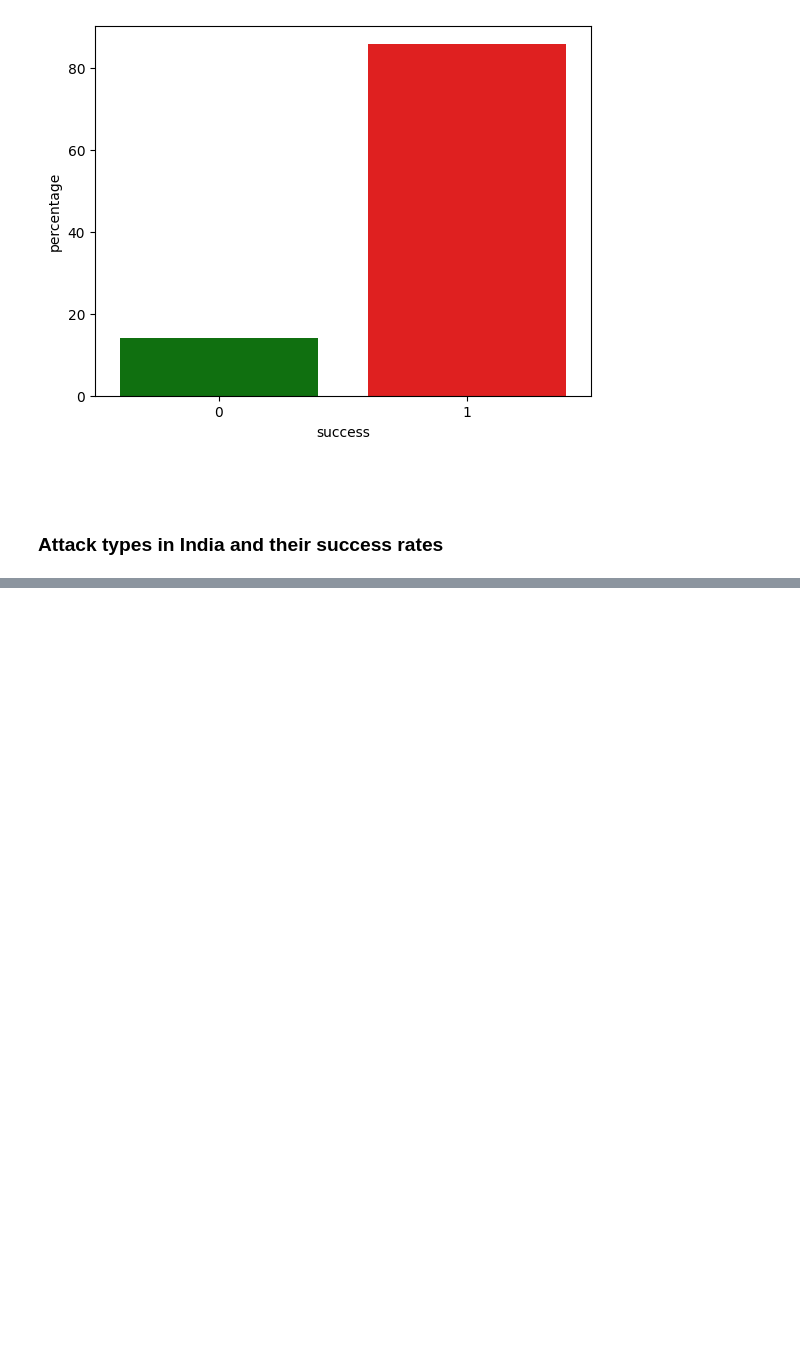
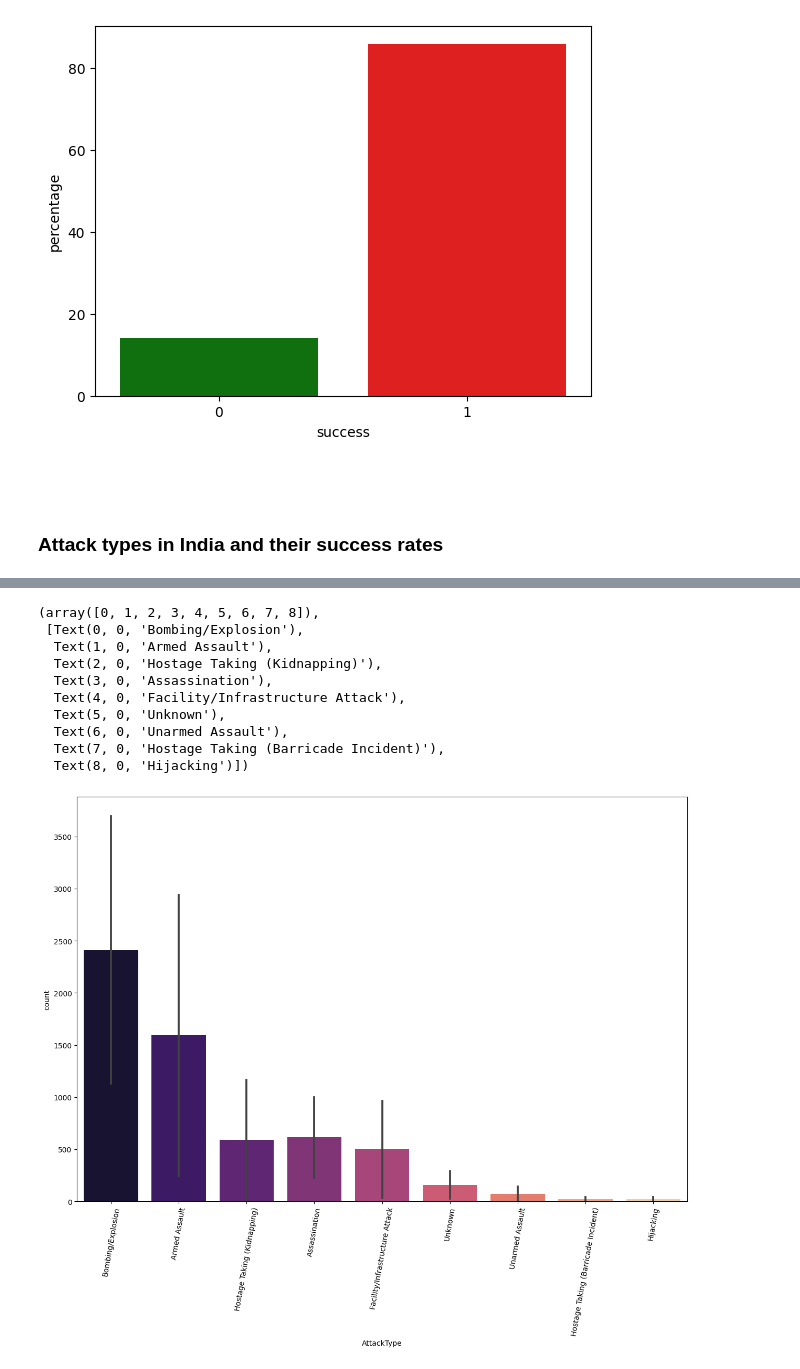
Before and after one commit to Gemini-Abhi/Machine-Learning-projects, a Jupyter notebook: Terrorism Project/Terrorism.ipynb, the cells around one changed output, grey strips where cells are left out. Drawn from its saved outputs; the diff is of its cells as text; code cells hidden in the pictures; blank space fills up the shorter version.

```diff
--- a/Terrorism Project/Terrorism.ipynb
+++ b/Terrorism Project/Terrorism.ipynb
@@ -559,0 +560,16 @@ attack_type_India
+# %%
+plt.figure(figsize=(15,10))
+sns.barplot(x='AttackType', y='count', data=attack_type_India,palette= 'magma')
+plt.xticks(rotation = 80)
+# %% [output]
+(array([0, 1, 2, 3, 4, 5, 6, 7, 8]),
+ [Text(0, 0, 'Bombing/Explosion'),
+  Text(1, 0, 'Armed Assault'),
+  Text(2, 0, 'Hostage Taking (Kidnapping)'),
+  Text(3, 0, 'Assassination'),
+  Text(4, 0, 'Facility/Infrastructure Attack'),
+  Text(5, 0, 'Unknown'),
+  Text(6, 0, 'Unarmed Assault'),
+  Text(7, 0, 'Hostage Taking (Barricade Incident)'),
+  Text(8, 0, 'Hijacking')])
+[figure, added]
```
Also changed, not shown: parts of 1 cell of this notebook, 25 other files.
